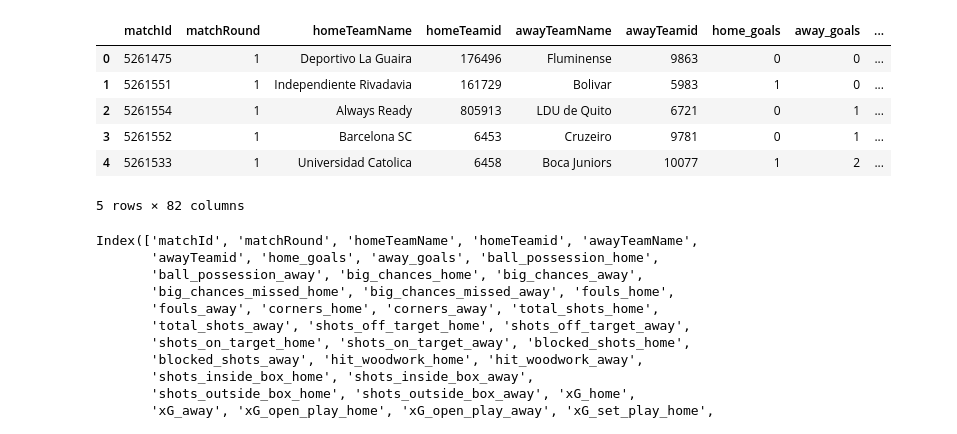
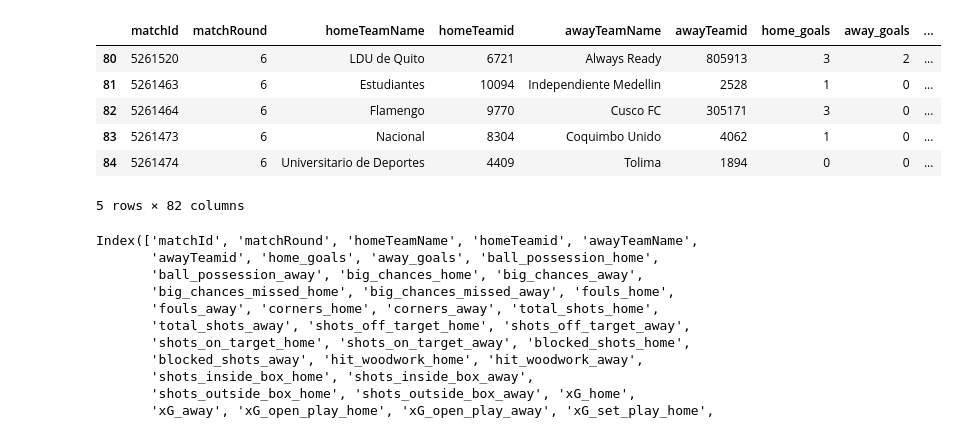
Before and after one commit to bolaxel/wcup26, a Jupyter notebook: line_chart.ipynb, the cells around one changed output. Saved outputs shown, nothing was run; the diff lists cells and outputs as text; code cells hidden in the pictures.

```diff
--- a/line_chart.ipynb
+++ b/line_chart.ipynb
@@ -3,14 +3,14 @@ import pandas as pd
 import matplotlib.pyplot as plt
 # %%
 df = pd.read_csv(r'C:\Users\axel_\Documents\conda\libertadores\matchStats\csv\fotmob_match_stats.csv')
-df.head()
+df.tail()
 # %% [output]
 |  | matchId | matchRound | homeTeamName | homeTeamid | awayTeamName | awayTeamid | home_goals | away_goals | ... |
-| 0 | 5261475 | 1 | Deportivo La Guaira | 176496 | Fluminense | 9863 | 0 | 0 | ... |
-| 1 | 5261551 | 1 | Independiente Rivadavia | 161729 | Bolivar | 5983 | 1 | 0 | ... |
-| 2 | 5261554 | 1 | Always Ready | 805913 | LDU de Quito | 6721 | 0 | 1 | ... |
-| 3 | 5261552 | 1 | Barcelona SC | 6453 | Cruzeiro | 9781 | 0 | 1 | ... |
-| 4 | 5261533 | 1 | Universidad Catolica | 6458 | Boca Juniors | 10077 | 1 | 2 | ... |
+| 80 | 5261520 | 6 | LDU de Quito | 6721 | Always Ready | 805913 | 3 | 2 | ... |
+| 81 | 5261463 | 6 | Estudiantes | 10094 | Independiente Medellin | 2528 | 1 | 0 | ... |
+| 82 | 5261464 | 6 | Flamengo | 9770 | Cusco FC | 305171 | 3 | 0 | ... |
+| 83 | 5261473 | 6 | Nacional | 8304 | Coquimbo Unido | 4062 | 1 | 0 | ... |
+| 84 | 5261474 | 6 | Universitario de Deportes | 4409 | Tolima | 1894 | 0 | 0 | ... |
 5 rows × 82 columns
 # %%
 df.columns
```
Also changed, not shown: parts of 4 cells of this notebook.
